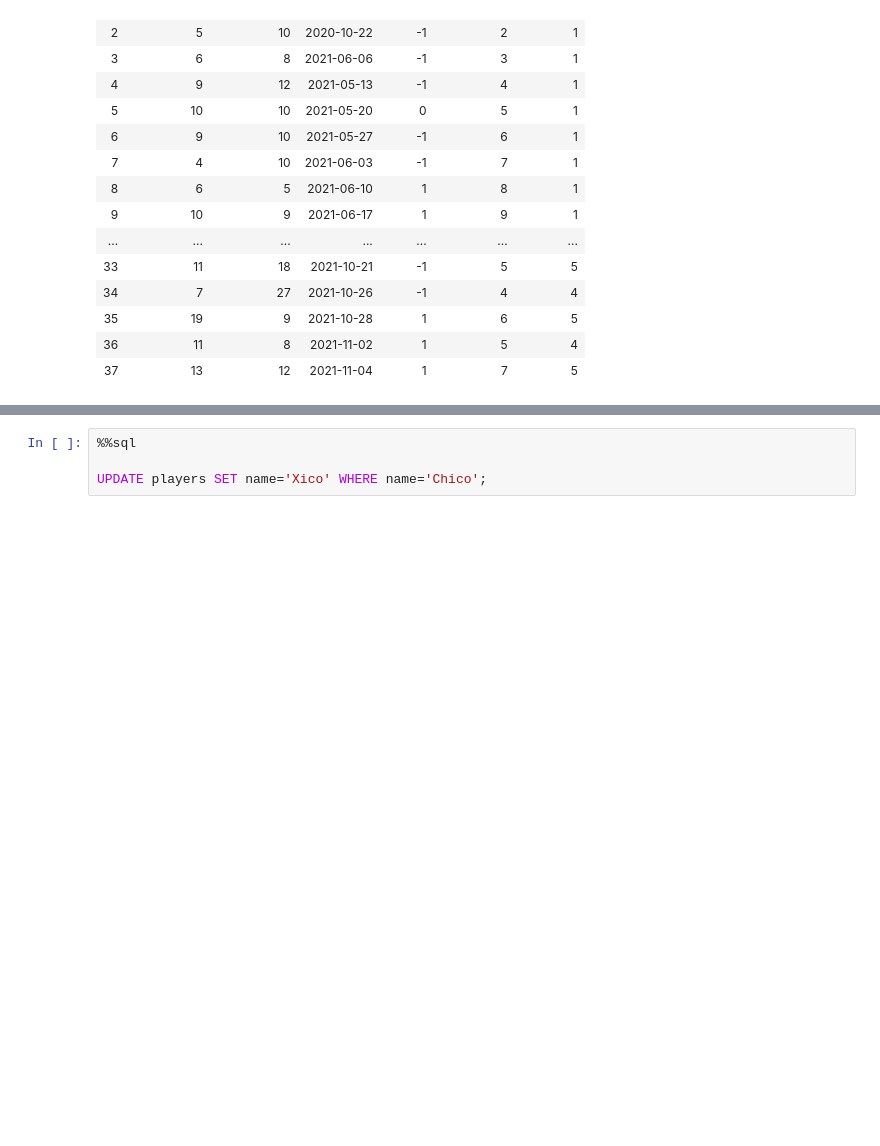
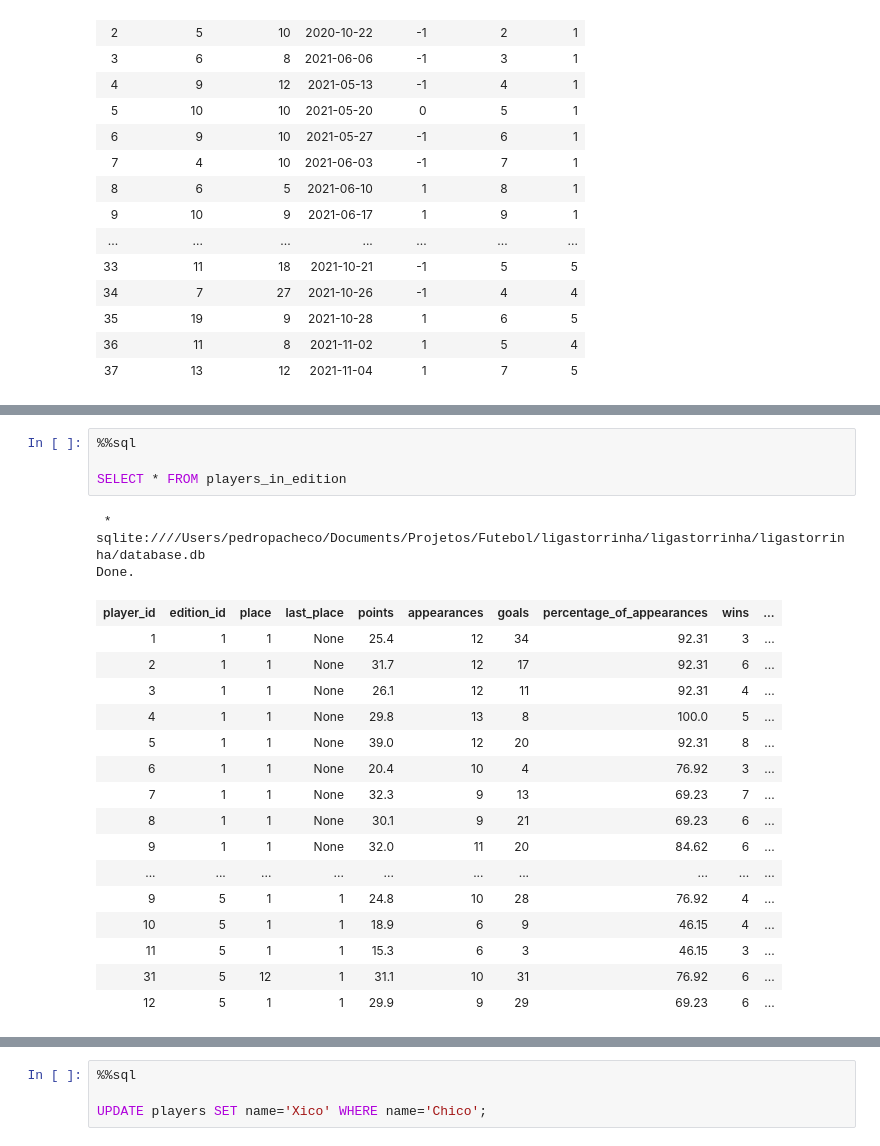
Before and after one commit to pedropacheco95/ligastorrinha, a Jupyter notebook: ligastorrinha/Untitled.ipynb, the cells around one changed output, grey strips where cells are left out. Drawn from its saved outputs; the diff is of its cells as text; blank space fills up the shorter version.

```diff
--- a/ligastorrinha/Untitled.ipynb
+++ b/ligastorrinha/Untitled.ipynb
@@ -153,0 +162,23 @@ Done.
+# %%
+%%sql
+
+SELECT * FROM players_in_edition
+# %% [output]
+ * sqlite:////Users/pedropacheco/Documents/Projetos/Futebol/ligastorrinha/ligastorrinha/ligastorrinha/database.db
+Done.
+| player_id | edition_id | place | last_place | points | appearances | goals | percentage_of_appearances | wins | ... |
+| 1 | 1 | 1 | None | 25.4 | 12 | 34 | 92.31 | 3 | ... |
+| 2 | 1 | 1 | None | 31.7 | 12 | 17 | 92.31 | 6 | ... |
+| 3 | 1 | 1 | None | 26.1 | 12 | 11 | 92.31 | 4 | ... |
+| 4 | 1 | 1 | None | 29.8 | 13 | 8 | 100.0 | 5 | ... |
+| 5 | 1 | 1 | None | 39.0 | 12 | 20 | 92.31 | 8 | ... |
+| 6 | 1 | 1 | None | 20.4 | 10 | 4 | 76.92 | 3 | ... |
+| 7 | 1 | 1 | None | 32.3 | 9 | 13 | 69.23 | 7 | ... |
+| 8 | 1 | 1 | None | 30.1 | 9 | 21 | 69.23 | 6 | ... |
+| 9 | 1 | 1 | None | 32.0 | 11 | 20 | 84.62 | 6 | ... |
+| ... | ... | ... | ... | ... | ... | ... | ... | ... | ... |
+| 9 | 5 | 1 | 1 | 24.8 | 10 | 28 | 76.92 | 4 | ... |
+| 10 | 5 | 1 | 1 | 18.9 | 6 | 9 | 46.15 | 4 | ... |
+| 11 | 5 | 1 | 1 | 15.3 | 6 | 3 | 46.15 | 3 | ... |
+| 31 | 5 | 12 | 1 | 31.1 | 10 | 31 | 76.92 | 6 | ... |
+| 12 | 5 | 1 | 1 | 29.9 | 9 | 29 | 69.23 | 6 | ... |
```
Also changed, not shown: parts of 9 cells of this notebook, 34 other files.
